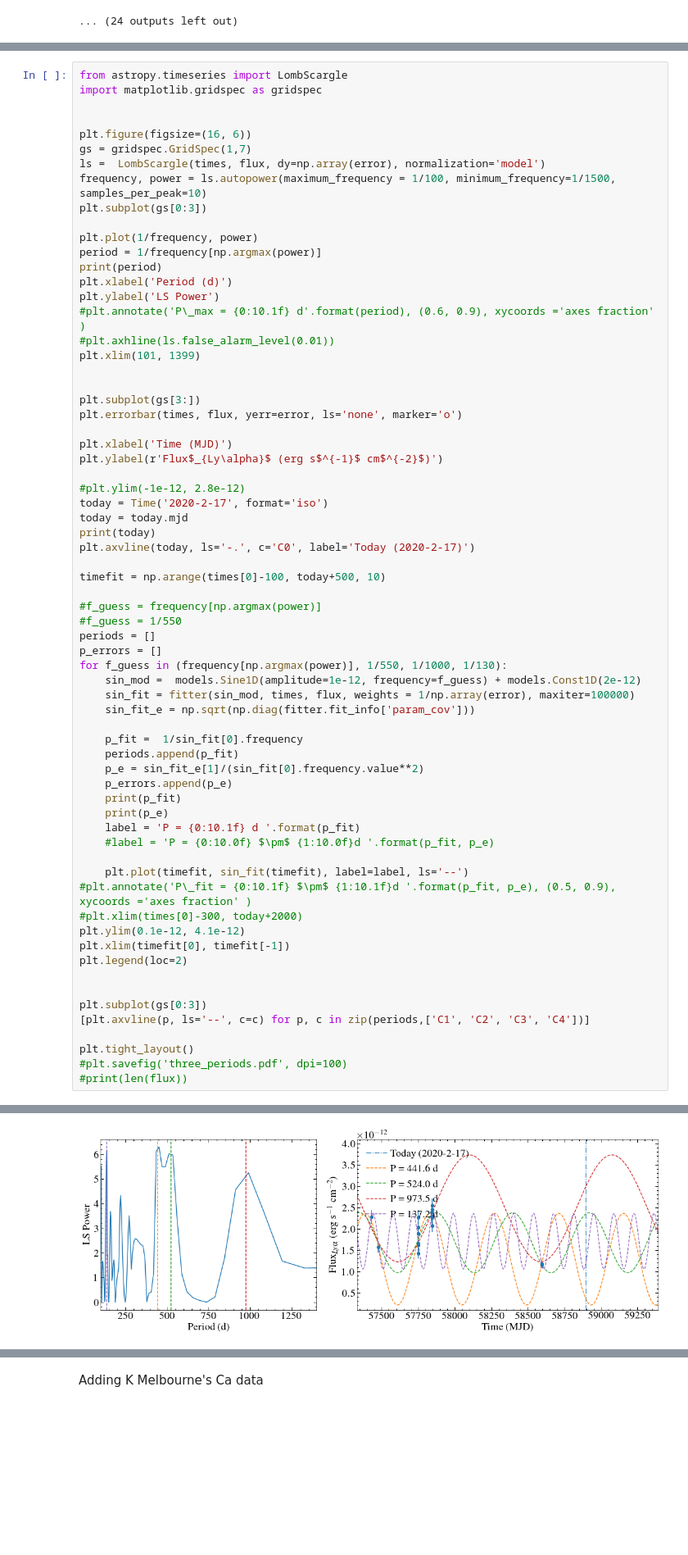
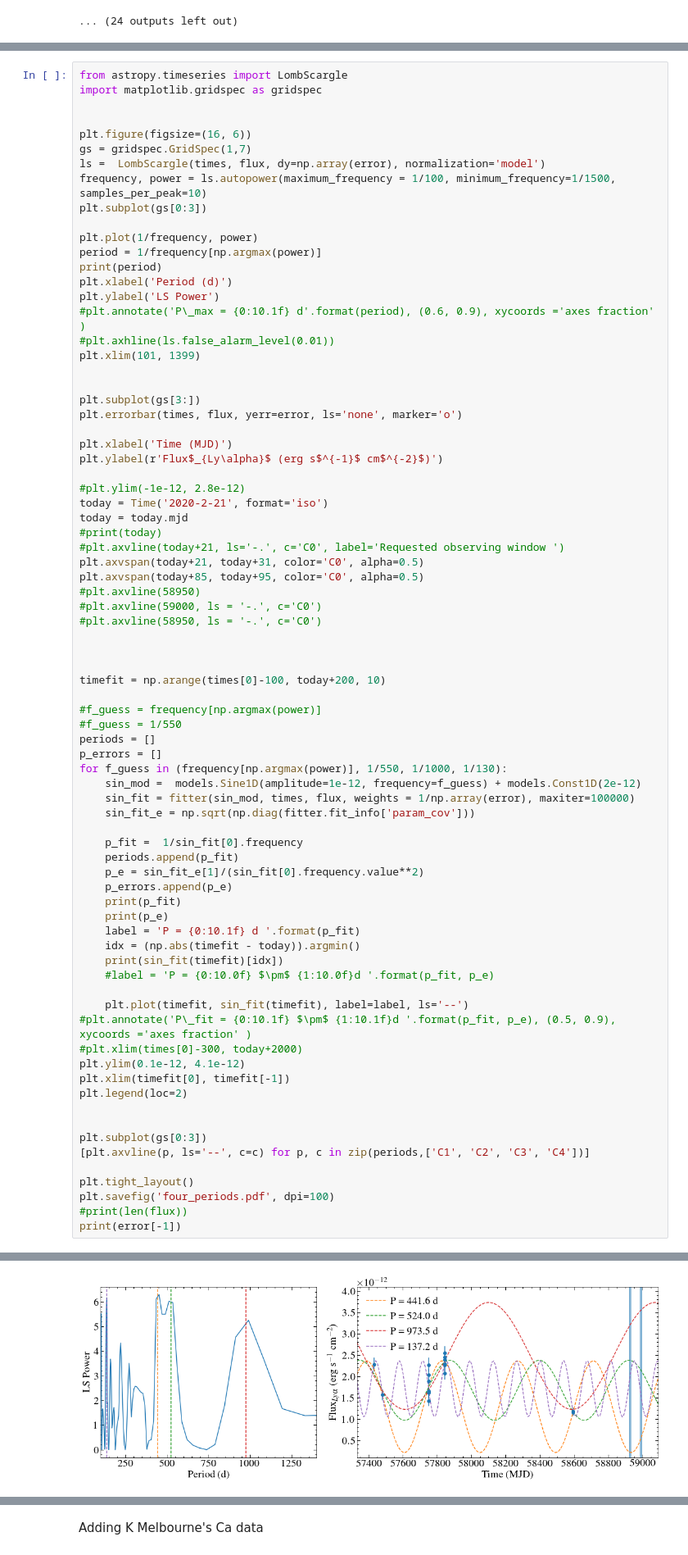
Before and after one commit to davidjwilson/gj1132, a Jupyter notebook: gj1132_lya.ipynb, the cells around one changed output, grey strips where cells are left out. Shown at 82% size. Cells and saved outputs as stored; diff of their text form; blank space fills up the shorter version.

```diff
--- a/gj1132_lya.ipynb
+++ b/gj1132_lya.ipynb
@@ -270,12 +270,19 @@ plt.xlabel('Time (MJD)')
 plt.ylabel(r'Flux$_{Ly\alpha}$ (erg s$^{-1}$ cm$^{-2}$)')
 
 #plt.ylim(-1e-12, 2.8e-12)
-today = Time('2020-2-17', format='iso')
+today = Time('2020-2-21', format='iso')
 today = today.mjd
-print(today)
-plt.axvline(today, ls='-.', c='C0', label='Today (2020-2-17)')
+#print(today)
+#plt.axvline(today+21, ls='-.', c='C0', label='Requested observing window ')
+plt.axvspan(today+21, today+31, color='C0', alpha=0.5)
+plt.axvspan(today+85, today+95, color='C0', alpha=0.5)
+#plt.axvline(58950)
+#plt.axvline(59000, ls = '-.', c='C0')
+#plt.axvline(58950, ls = '-.', c='C0')
 
-timefit = np.arange(times[0]-100, today+500, 10)
+
+
+timefit = np.arange(times[0]-100, today+200, 10)
 
 #f_guess = frequency[np.argmax(power)]
 #f_guess = 1/550
@@ -293,6 +300,8 @@ for f_guess in (frequency[np.argmax(power)], 1/550, 1/1000, 1/130):
     print(p_fit)
     print(p_e)
     label = 'P = {0:10.1f} d '.format(p_fit)
+    idx = (np.abs(timefit - today)).argmin()
+    print(sin_fit(timefit)[idx])
     #label = 'P = {0:10.0f} $\pm$ {1:10.0f}d '.format(p_fit, p_e)
 
     plt.plot(timefit, sin_fit(timefit), label=label, ls='--')
@@ -307,7 +316,8 @@ plt.subplot(gs[0:3])
 [plt.axvline(p, ls='--', c=c) for p, c in zip(periods,['C1', 'C2', 'C3', 'C4'])]
 
 plt.tight_layout()
-#plt.savefig('three_periods.pdf', dpi=100)
+plt.savefig('four_periods.pdf', dpi=100)
 #print(len(flux))
+print(error[-1])
 # %% [output]
 451.6980937507473
@@ -323 +337 @@ plt.tight_layout()
-[figure, old version]
+[figure, new version]
```
Also changed, not shown: parts of 10 cells of this notebook, 7 other files.
